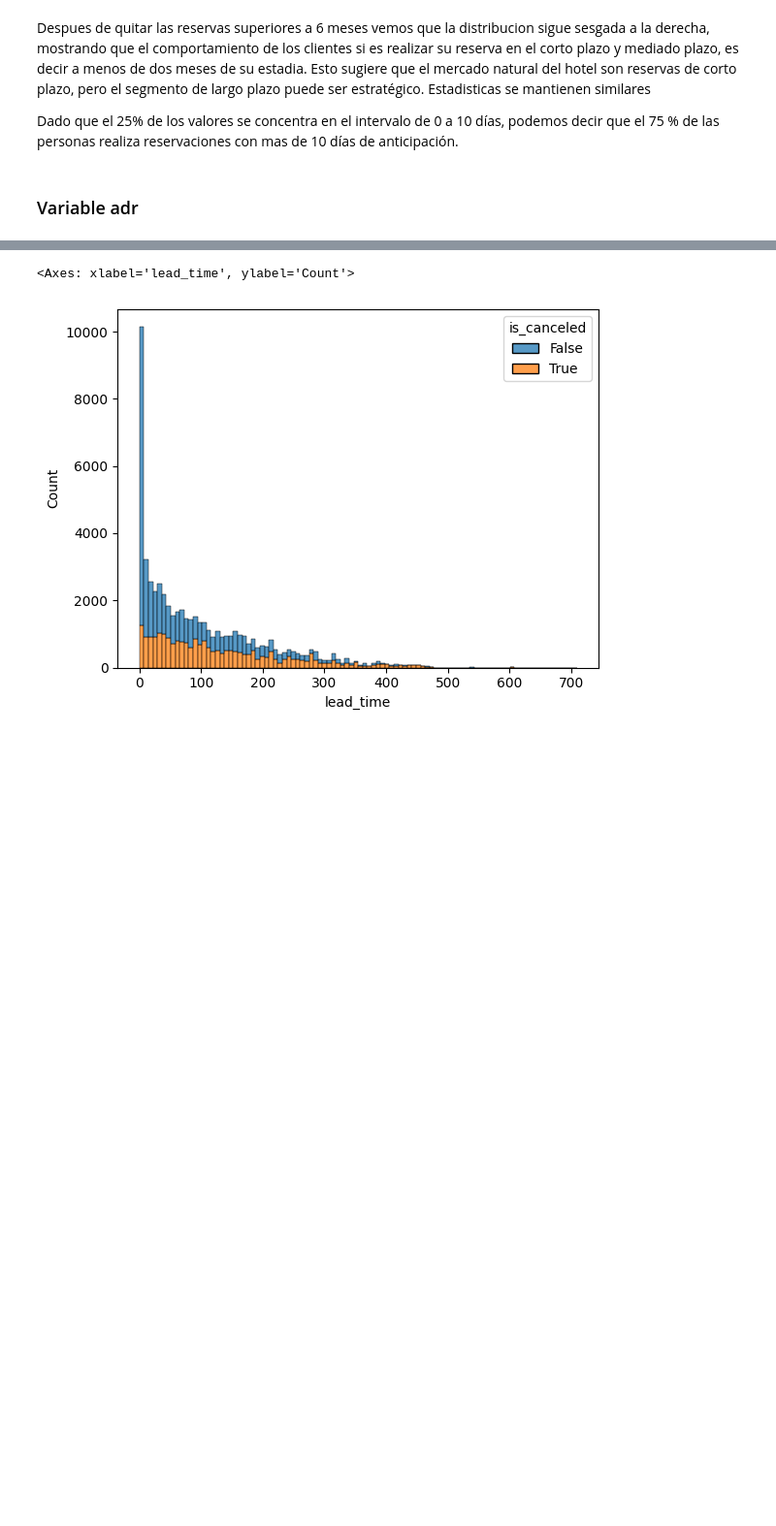
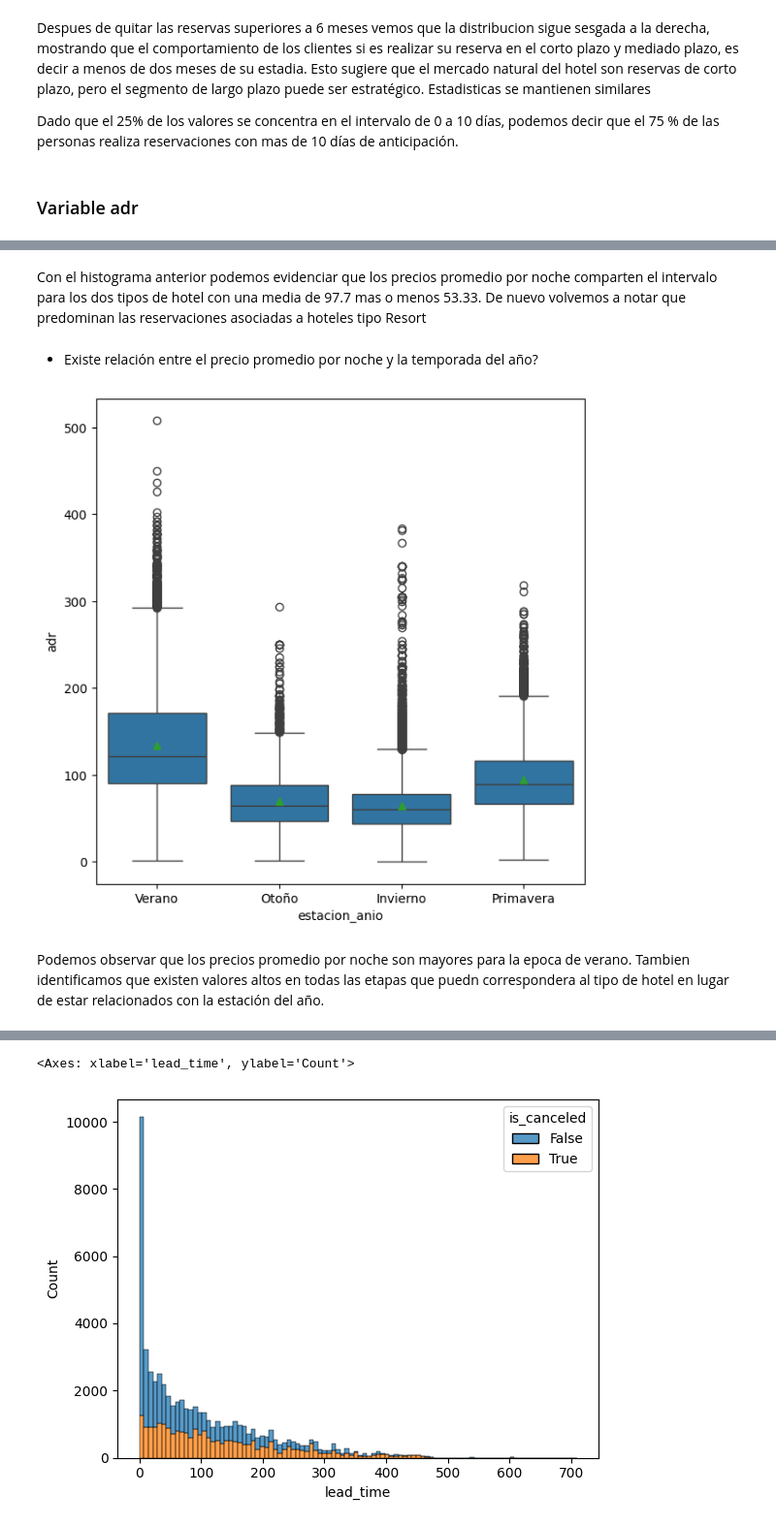
Before and after one commit to Traintain/MINE4101-Taller1, a Jupyter notebook: taller_1.ipynb, the cells around one changed output, grey strips where cells are left out. Shown at 97% size. Saved outputs shown, nothing was run; the diff lists cells and outputs as text; code cells hidden in the pictures; blank space fills up the shorter version.

```diff
--- a/taller_1.ipynb
+++ b/taller_1.ipynb
@@ -404,0 +466,20 @@ Dado que el 25% de los valores se concentra en el intervalo de 0 a 10 días, pod
+# %% [markdown]
+Con el histograma anterior podemos evidenciar que los precios promedio por noche comparten el intervalo para los dos tipos de hotel con una media de 97.7 mas o menos 53.33.
+De nuevo volvemos a notar que predominan las reservaciones asociadas a hoteles tipo Resort
+# %% [markdown]
+
+* Existe relación entre el precio promedio por noche y la temporada del año?
+# %%
+# Plotting Wage by club
+plt.figure(figsize=(7, 7))
+sns.boxplot(
+    data=df,
+    x='estacion_anio',
+    y='adr',
+    showmeans=True
+)
+plt.show()
+# %% [output]
+[figure, added]
+# %% [markdown]
+Podemos observar que los precios promedio por noche son mayores para la epoca de verano. Tambien identificamos que existen valores altos en todas las etapas que puedn correspondera al tipo de hotel en lugar de estar relacionados con la estación del año.
```
Also changed, not shown: parts of 36 cells of this notebook.
